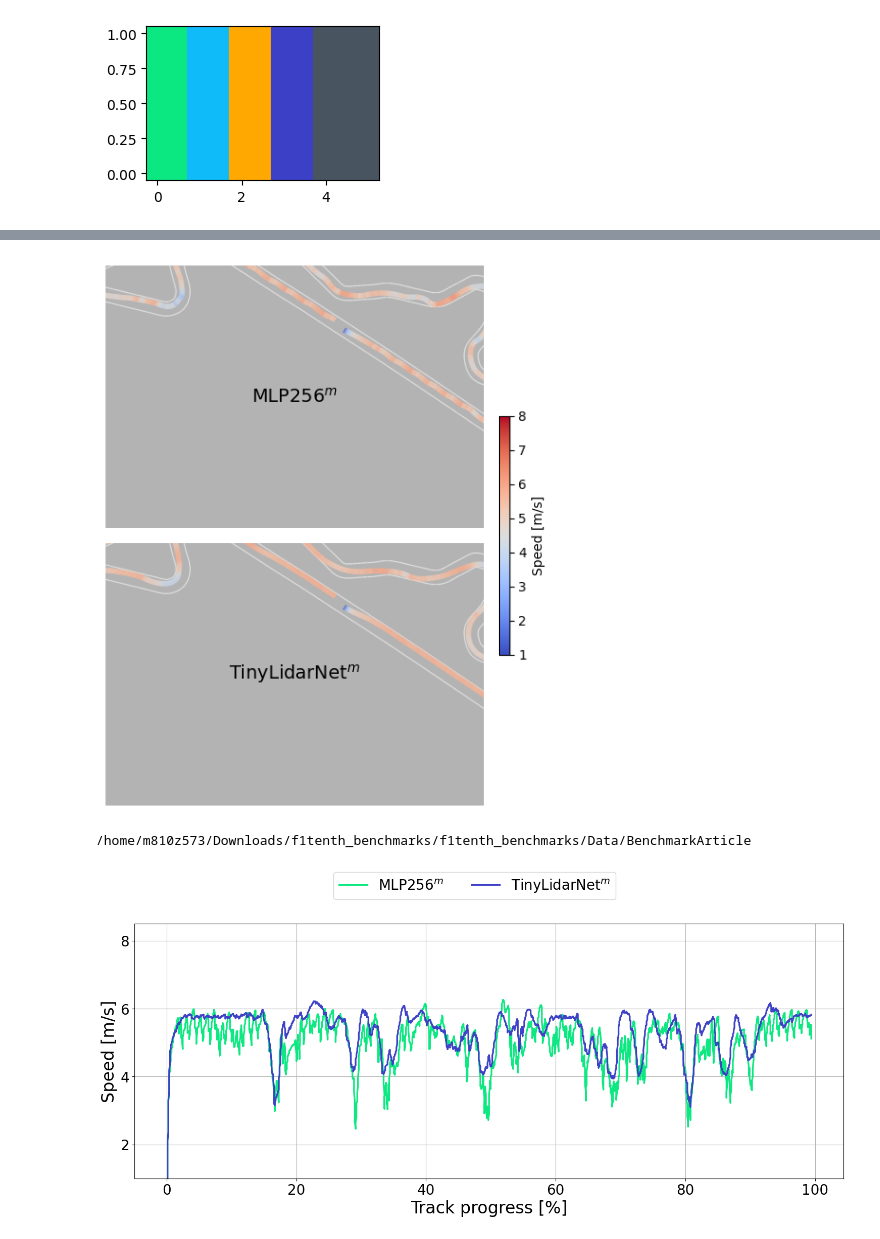
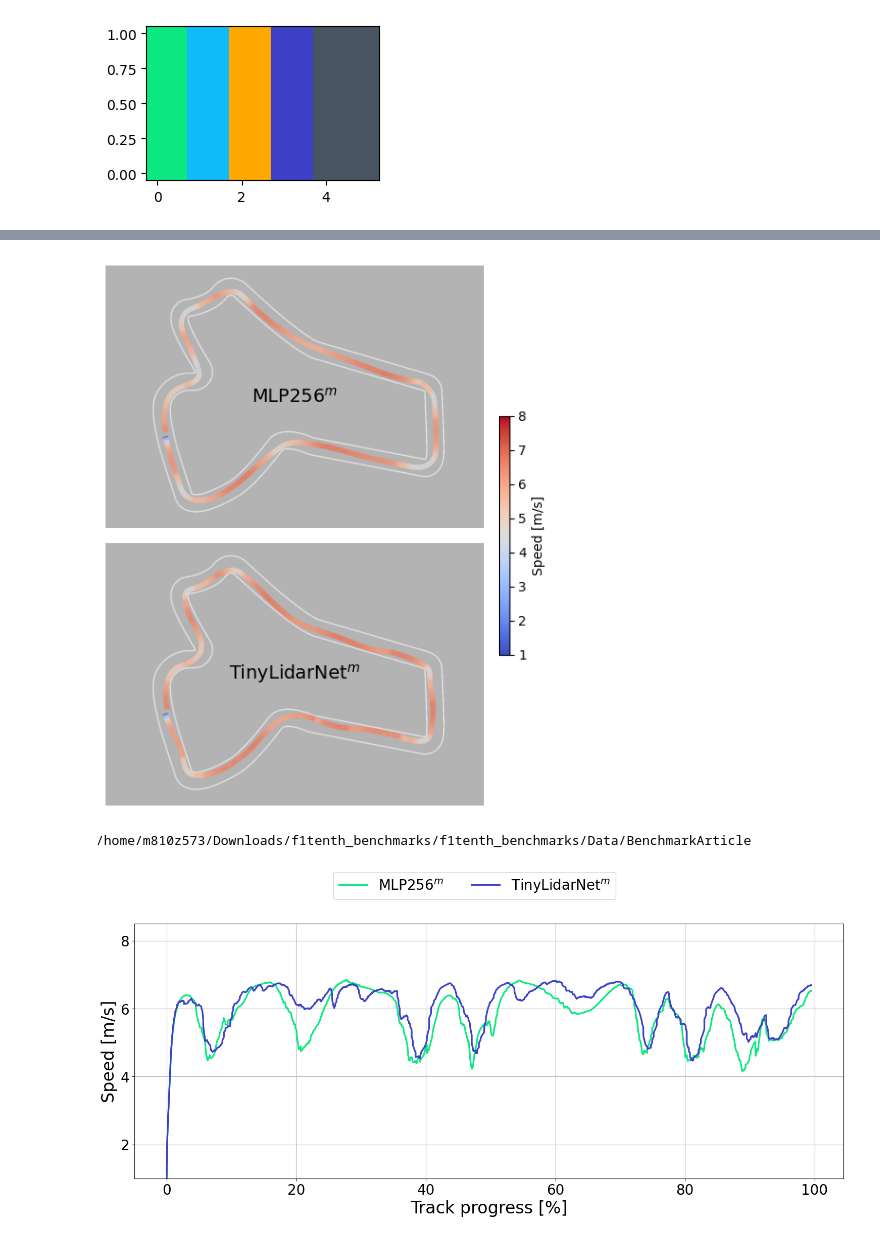
Before and after one commit to bakhbyergyen7/f1tenth_benchmarks, a Jupyter notebook: f1tenth_benchmarks/benchmark_results/tiny_notebook.ipynb, the cells around one changed output, grey strips where cells are left out. Saved outputs shown, nothing was run; the diff lists cells and outputs as text; code cells hidden in the pictures.

```diff
--- a/f1tenth_benchmarks/benchmark_results/tiny_notebook.ipynb
+++ b/f1tenth_benchmarks/benchmark_results/tiny_notebook.ipynb
@@ -241,8 +243,8 @@ benchmark_tiny_il_l                     100.0
 benchmark_tiny_il_m                     100.0
 # %%
 for plot_map in [
-    # "example",
-    "MoscowRaceway"
+    "example",
+    # "MoscowRaceway"
     ]:
     map_data = MapData(plot_map)
     lap_dfs = []
@@ -306,11 +308,11 @@ for plot_map in [
     plt.tight_layout()
     plt.savefig(f"{save_path}speed_trajectories_{plot_map}.pdf", bbox_inches='tight')
 # %% [output]
-[figure, old version]
+[figure, new version]
 # %%
 for map_name in [
-    #"example",
-    "MoscowRaceway"
+    "example",
+    # "MoscowRaceway"
     ]:
 
     lap_dfs = []
@@ -330,34 +332,34 @@ for map_name in [
     test_id_itr = 0
     test_id_display = ["benchmark_e2e_il_m", "benchmark_tiny_il_m"]
     for test_id_itr in range(len(test_id_display)):
         for i in range(n_planners):
             if test_id_display[test_id_itr] in test_ids[i]:
                 df = lap_df[lap_df["planner"] == test_ids[i]]
                 ax1.plot(df["progress"]*100, df["speed"], label=neat_planner_names[i], alpha=0.99, color=planner_colors[i], linewidth=2.4)
 
 
     # for i in range(n_planners):
     #     #df = lap_df[lap_df["planner"] == planners[i]]
     #     # df = lap_df[lap_df["planner"] == test_ids[i]]
 
     #     ax1.plot(df["progress"]*100, df["speed"], label=neat_planner_names[i], alpha=0.99, color=planner_colors[i], linewidth=2.4)
 
     ax1.grid(True)
     ax1.set_ylim(1., 8.5)
     ax1.yaxis.set_major_locator(plt.MaxNLocator(4))
 
     plt.legend(ncol=4, loc="center", bbox_to_anchor=(0.48, 1.15), fontsize=20)
     plt.xlabel("Track progress [%]", fontsize=24)
     plt.ylabel("Speed [m/s]", fontsize=24)
     plt.xticks(fontsize=20)
     plt.yticks(fontsize=20)
     plt.tight_layout()
     plt.savefig(f"{save_path}speed_comparison_{map_name}.pdf", bbox_inches='tight', pad_inches=0.0)
     plt.savefig(f"{save_path}speed_comparison_{map_name}.svg", bbox_inches='tight', pad_inches=0.0)
     print(save_path)
 # %% [output]
 /home/m810z573/Downloads/f1tenth_benchmarks/f1tenth_benchmarks/Data/BenchmarkArticle
-[figure, old version]
+[figure, new version]
 # %%
 # plot_map = "example"
 # lap_n = 7
```
Also changed, not shown: parts of 5 cells of this notebook, 9 other files.
